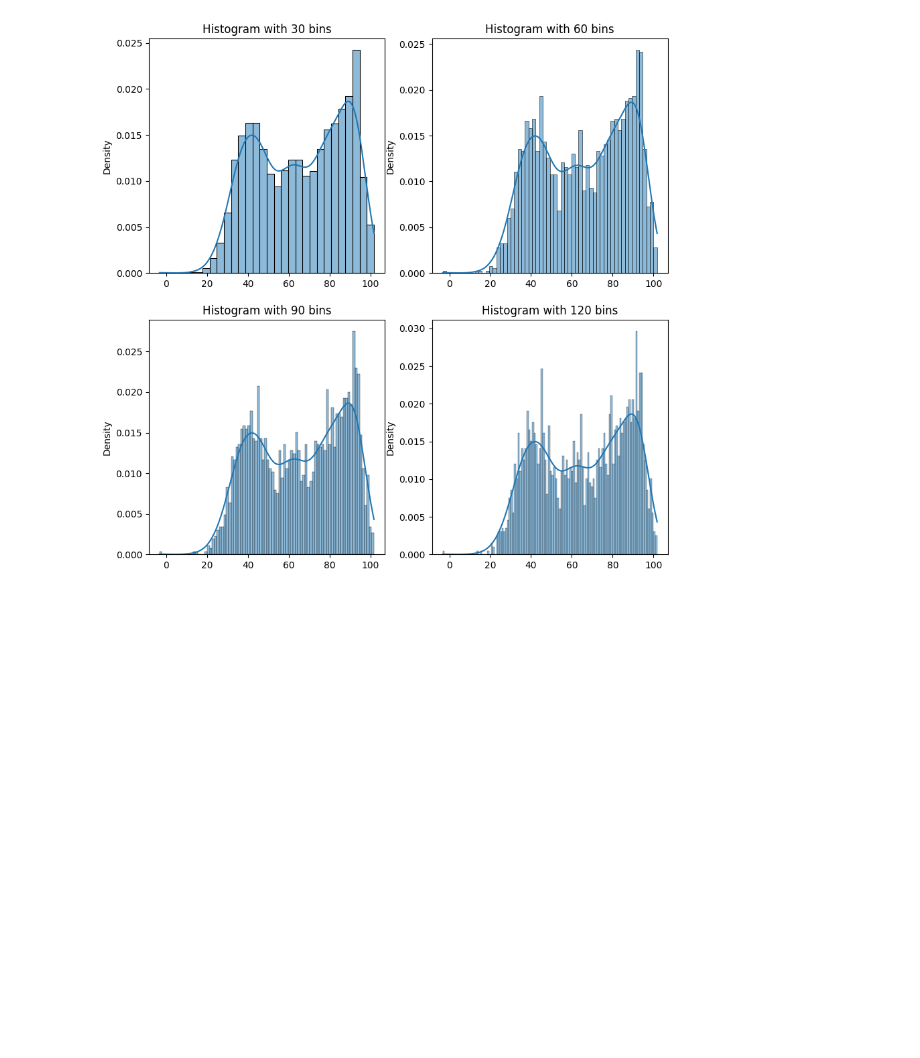
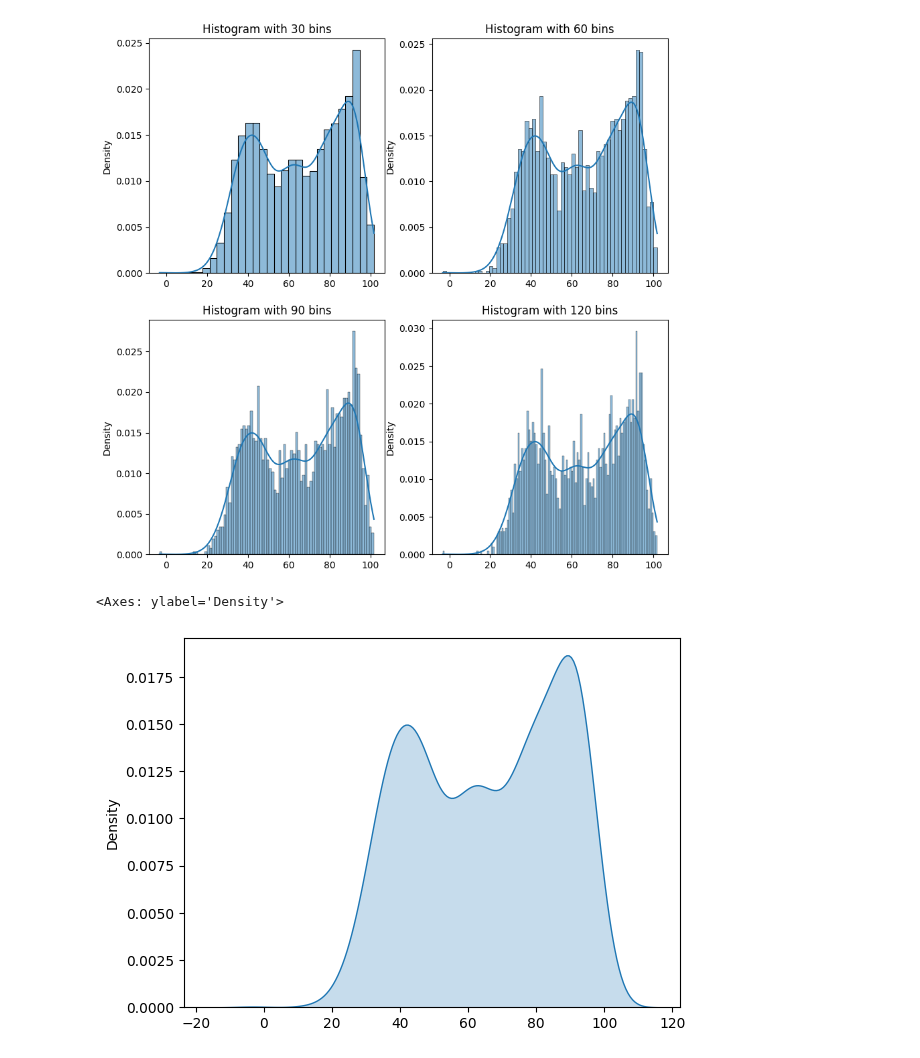
Before and after one commit to drolsonmi/math2040, a Jupyter notebook: Lectures/code/2040_11_Distributions.ipynb, the cells around one changed output. Saved outputs shown, nothing was run; the diff lists cells and outputs as text; code cells hidden in the pictures; blank space fills up the shorter version.

```diff
--- a/Lectures/code/2040_11_Distributions.ipynb
+++ b/Lectures/code/2040_11_Distributions.ipynb
@@ -33,3 +40,8 @@ ax[1,1].set_title('Histogram with 120 bins')
 # %% [output]
 Text(0.5, 1.0, 'Histogram with 120 bins')
 [figure]
+# %%
+sns.kdeplot(T, bw_adjust=1,fill=True)
+# %% [output]
+<Axes: ylabel='Density'>
+[figure, added]
```
Also changed, not shown: parts of 4 cells of this notebook, 2 other files.
